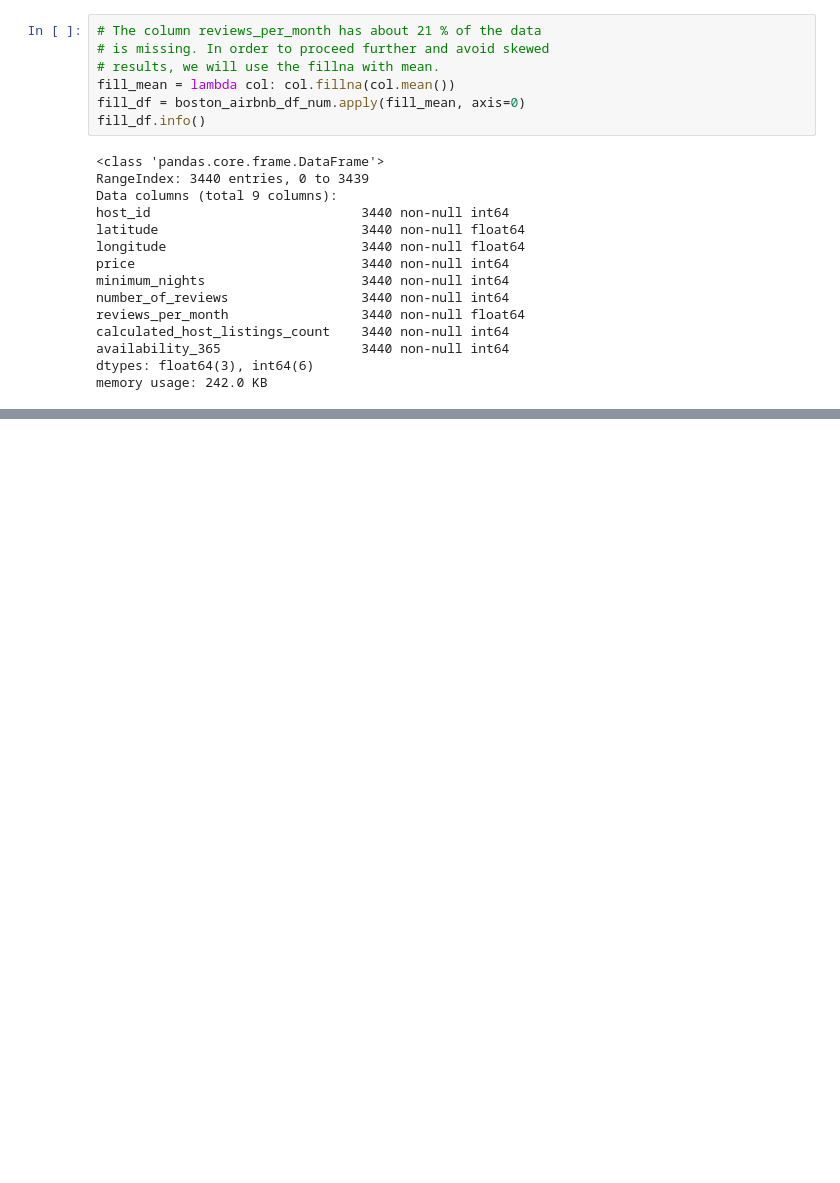
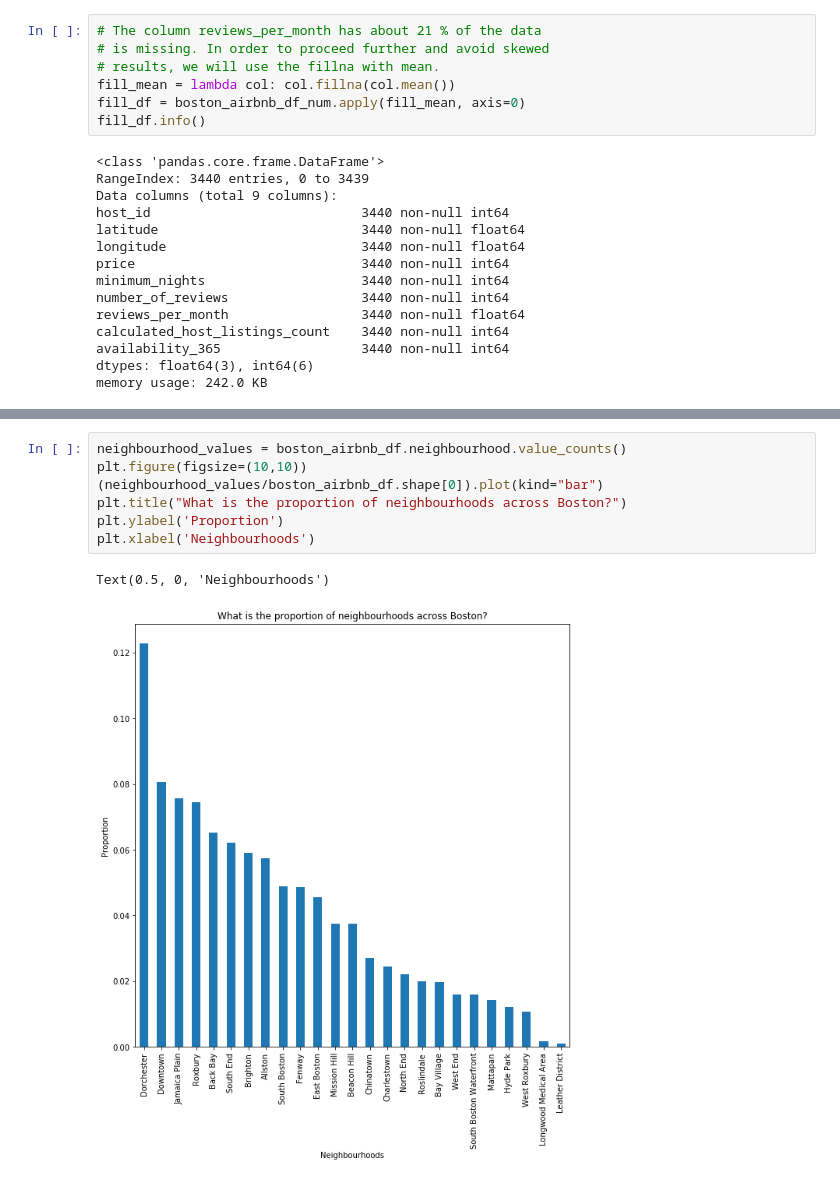
Before and after one commit to ochoa-jessica/Boston_Airbnb, a Jupyter notebook: Boston_Airbnb_Analysis.ipynb, the cells around one changed output, grey strips where cells are left out. Saved outputs shown, nothing was run; the diff lists cells and outputs as text; blank space fills up the shorter version.

```diff
--- a/Boston_Airbnb_Analysis.ipynb
+++ b/Boston_Airbnb_Analysis.ipynb
@@ -149,0 +214,10 @@ memory usage: 242.0 KB
+# %%
+neighbourhood_values = boston_airbnb_df.neighbourhood.value_counts()
+plt.figure(figsize=(10,10))
+(neighbourhood_values/boston_airbnb_df.shape[0]).plot(kind="bar")
+plt.title("What is the proportion of neighbourhoods across Boston?")
+plt.ylabel('Proportion')
+plt.xlabel('Neighbourhoods')
+# %% [output]
+Text(0.5, 0, 'Neighbourhoods')
+[figure, added]
```
Also changed, not shown: parts of 45 cells of this notebook.
